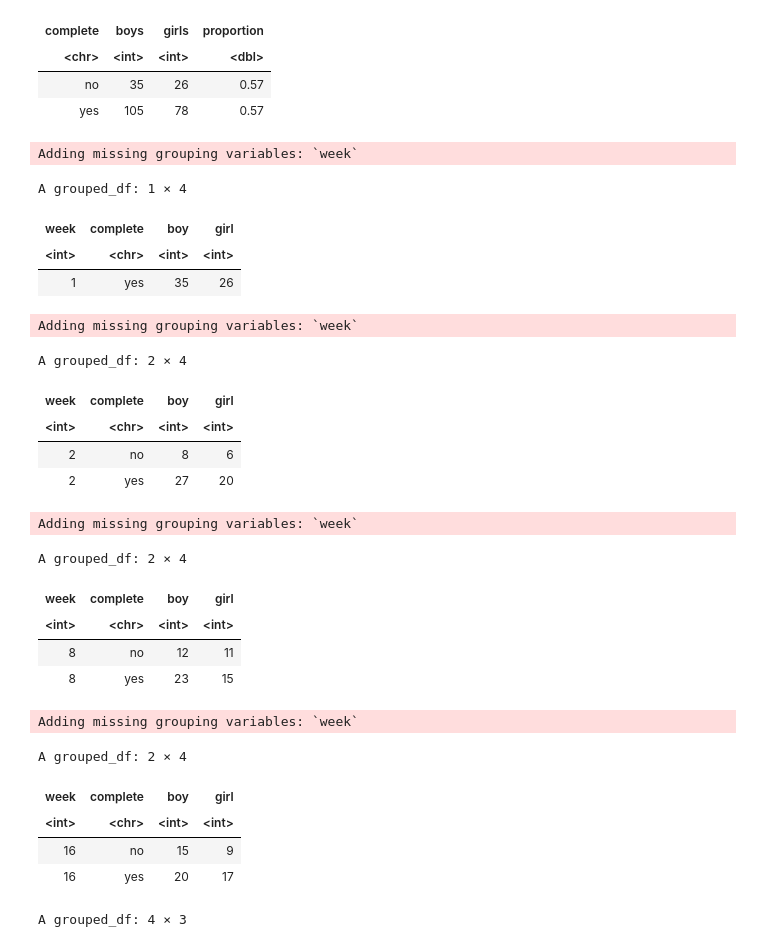
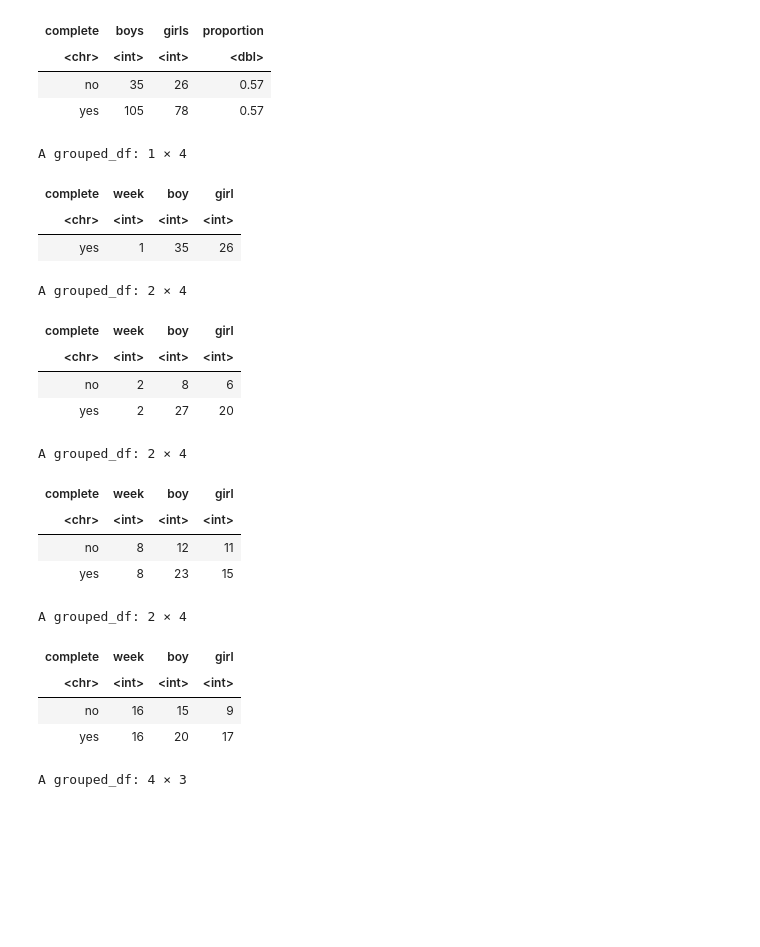
Before and after one commit to notblank/AA-leche-humana, a Jupyter notebook: Missing at random.ipynb, the cells around one changed output. Saved outputs shown, nothing was run; the diff lists cells and outputs as text; code cells hidden in the pictures; blank space fills up the shorter version.

```diff
--- a/Missing at random.ipynb
+++ b/Missing at random.ipynb
@@ -295,34 +295,30 @@ A tibble: 2 × 4
 | no | 35 | 26 | 0.57 |
 | yes | 105 | 78 | 0.57 |
 # %%
-weekSexNA %>% spread(sex, total) %>% filter(week == 1) %>% select(-week)
-weekSexNA %>% spread(sex, total) %>% filter(week == 2) %>% select(-week)
-weekSexNA %>% spread(sex, total) %>% filter(week == 8) %>% select(-week)
-weekSexNA %>% spread(sex, total) %>% filter(week == 16) %>% select(-week)
+weekSexNA %>% spread(sex, total) %>% filter(week == 1)
+weekSexNA %>% spread(sex, total) %>% filter(week == 2)
+weekSexNA %>% spread(sex, total) %>% filter(week == 8)
+weekSexNA %>% spread(sex, total) %>% filter(week == 16)
 # %% [output]
-Adding missing grouping variables: `week`
+A grouped_df: 1 × 4
+| complete | week | boy | girl |
+| <chr> | <int> | <int> | <int> |
+| yes | 1 | 35 | 26 |
-A grouped_df: 1 × 4
+A grouped_df: 2 × 4
-| week | complete | boy | girl |
-| <int> | <chr> | <int> | <int> |
-| 1 | yes | 35 | 26 |
+| complete | week | boy | girl |
+| <chr> | <int> | <int> | <int> |
+| no | 2 | 8 | 6 |
+| yes | 2 | 27 | 20 |
-Adding missing grouping variables: `week`
+A grouped_df: 2 × 4
+| complete | week | boy | girl |
+| <chr> | <int> | <int> | <int> |
+| no | 8 | 12 | 11 |
+| yes | 8 | 23 | 15 |
 A grouped_df: 2 × 4
-| week | complete | boy | girl |
-| <int> | <chr> | <int> | <int> |
-| 2 | no | 8 | 6 |
-| 2 | yes | 27 | 20 |
-Adding missing grouping variables: `week`
-A grouped_df: 2 × 4
-| week | complete | boy | girl |
-| <int> | <chr> | <int> | <int> |
-| 8 | no | 12 | 11 |
-| 8 | yes | 23 | 15 |
-Adding missing grouping variables: `week`
-A grouped_df: 2 × 4
-| week | complete | boy | girl |
-| <int> | <chr> | <int> | <int> |
-| 16 | no | 15 | 9 |
-| 16 | yes | 20 | 17 |
+| complete | week | boy | girl |
+| <chr> | <int> | <int> | <int> |
+| no | 16 | 15 | 9 |
+| yes | 16 | 20 | 17 |
 # %%
 weekSexPlot <- weekSexNA %>% spread(sex, total) %>% mutate(proportion = round(boy/(boy + girl), 2)) %>%
                     select(complete, proportion, week) %>% spread(complete, proportion)
```
